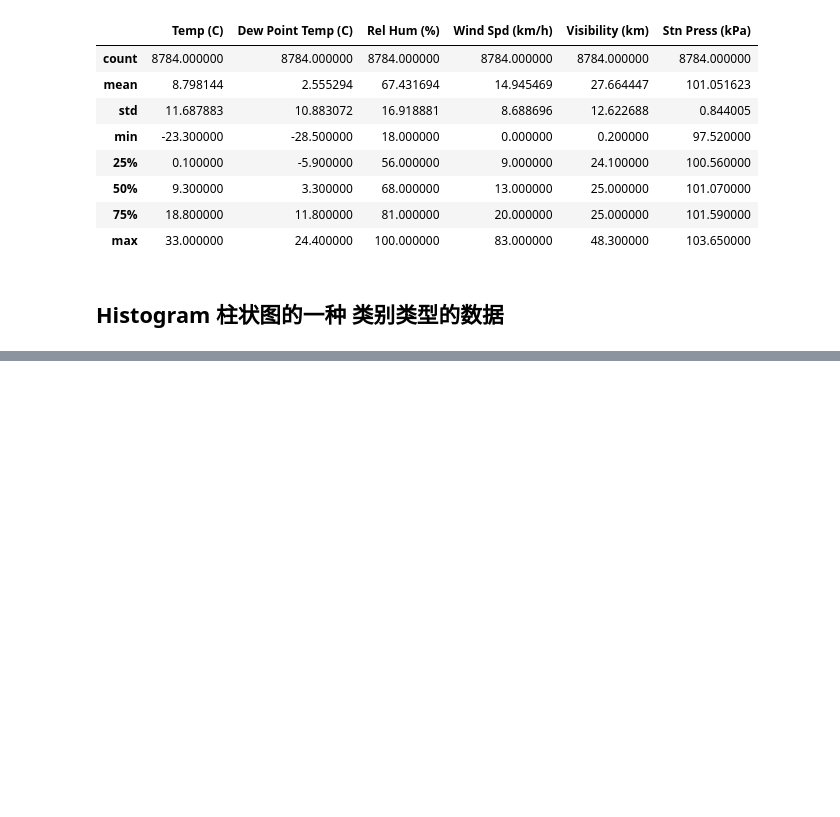
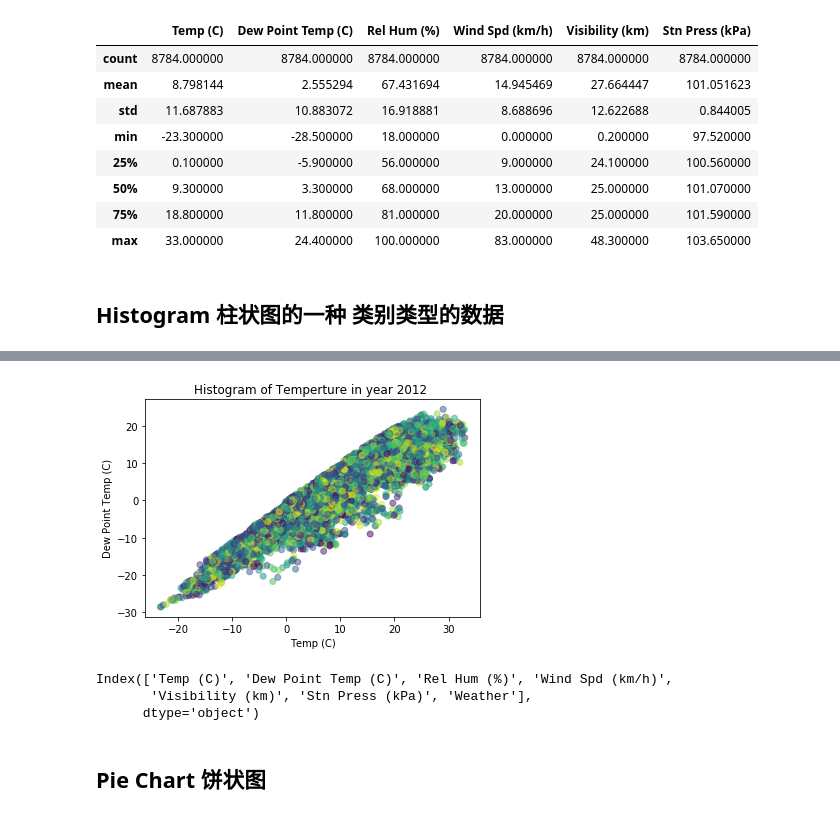
Before and after one commit to androidlz/deep-learning, a Jupyter notebook: numpy_pandas/matplotlib.ipynb, the cells around one changed output, grey strips where cells are left out. Saved outputs shown, nothing was run; the diff lists cells and outputs as text; code cells hidden in the pictures; blank space fills up the shorter version.

```diff
--- a/numpy_pandas/matplotlib.ipynb
+++ b/numpy_pandas/matplotlib.ipynb
@@ -106,0 +171,18 @@ plt.show()
+# %%
+N = weather_2012_final.shape[0]
+colors = np.random.rand(N)
+plt.scatter(weather_2012_final['Temp (C)'],weather_2012_final['Dew Point Temp (C)'],c=colors,alpha=0.5)
+plt.xlabel('Temp (C)')
+plt.ylabel('Dew Point Temp (C)')
+plt.title('Histogram of Temperture in year 2012 ')
+plt.show()
+# %% [output]
+[figure, added]
+# %%
+weather_2012_final.columns
+# %% [output]
+Index(['Temp (C)', 'Dew Point Temp (C)', 'Rel Hum (%)', 'Wind Spd (km/h)',
+       'Visibility (km)', 'Stn Press (kPa)', 'Weather'],
+      dtype='object')
+# %% [markdown]
+## Pie Chart  饼状图
```
Also changed, not shown: parts of 20 cells of this notebook.
